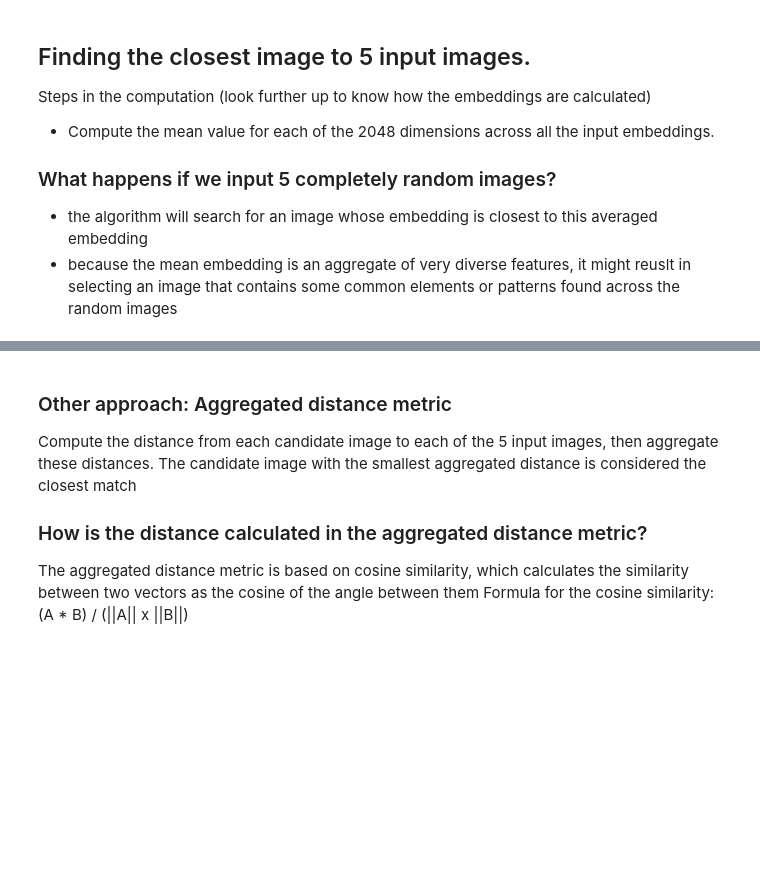
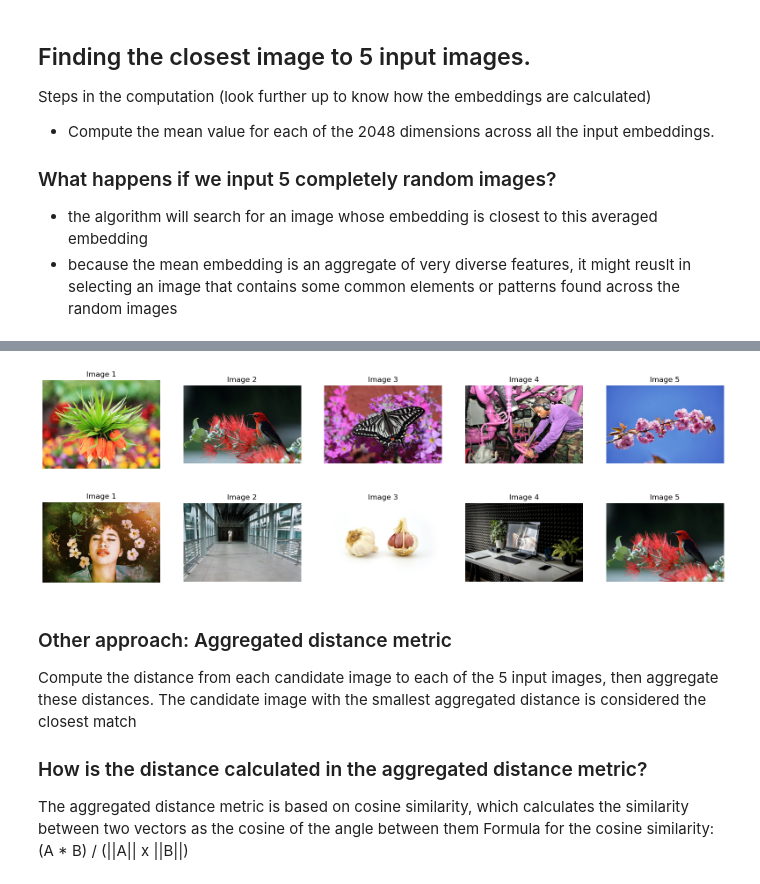
Before and after one commit to lucasthierry17/FindPicture, a Jupyter notebook: embedding_resnet_final.ipynb, the cells around one changed output, grey strips where cells are left out. Saved outputs shown, nothing was run; the diff lists cells and outputs as text; code cells hidden in the pictures; blank space fills up the shorter version.

```diff
--- a/embedding_resnet_final.ipynb
+++ b/embedding_resnet_final.ipynb
@@ -236,3 +266,7 @@ else:
+# %%
+embeddings_path = 'embeddings_all.pkl'
+with open(embeddings_path, 'rb') as f:
+    embeddings = pickle.load(f)
 # %%
 def display_images(input_image_path, similar_images):
     """
@@ -357,0 +393,73 @@ TypeError: unsupported operand type(s) for +: 'NoneType' and 'NoneType'
+# %%
+
+def average_embeddings(input_image_paths, model):
+    embeddings = [extract_embedding(img_path, model) for img_path in input_image_paths]
+    mean_embedding = np.mean(embeddings, axis=0)
+    return mean_embedding
+
+def find_similar_images_to_group(input_img_paths, model, embeddings, image_paths, top_n=5):
+    """
+    This function finds images in the database that are most similar to the summarized input images
+    based on embeddings.
+
+    Input:
+    - input_img_paths: A list of file paths of the input images.
+    - model: The model used to extract embeddings.
+    - embeddings: A NumPy array containing the embeddings of all images in the database.
+    - image_paths: A list of paths to the images corresponding to the embeddings.
+    - top_n: Number of top similar images to select based on embeddings (default is 5).
+
+    Output:
+    - A list of tuples where each tuple contains an image path and the corresponding similarity score.
+      The list is ordered by similarity, with the most similar image first.
+    """
+    # Step 1: Extract embeddings for all input images and calculate the summarized embedding
+    input_embeddings = []
+
+    for img_path in input_img_paths:
+        embedding = extract_embedding(img_path, model)  # Assuming `extract_embedding` is a function in your environment
+        if embedding is not None:
+            input_embeddings.append(embedding)
+        else:
+            print(f"Failed to extract embedding for input image: {img_path}")
+
+    if not input_embeddings:
+        print("No valid embeddings found for the input images.")
+        return []
+
+    # Step 2: Calculate the summarized embedding by averaging the embeddings
+    summarized_embedding = np.mean(input_embeddings, axis=0)
+
+    # Step 3: Use the summarized embedding to find the top N closest images
+    nbrs_embeddings = NearestNeighbors(n_neighbors=len(embeddings), algorithm='auto', metric='euclidean').fit(embeddings)
+    distances_embeddings, indices_embeddings = nbrs_embeddings.kneighbors([summarized_embedding])
+
+    # Normalize embedding distances globally
+    min_embedding_distance = np.min(distances_embeddings)
+    max_embedding_distance = np.max(distances_embeddings)
+    normalized_embedding_distances = (distances_embeddings - min_embedding_distance) / (max_embedding_distance - min_embedding_distance)
+
+    # Retrieve the top N similar images based on normalized embedding distances
+    similar_images = [(image_paths[indices_embeddings[0][i]], normalized_embedding_distances[0][i]) for i in range(top_n)]
+
+    return similar_images
+
+# Example usage
+input_image_paths = [
+    "images/0803.png",
+    "images/0853.png",
+    "images/0882.png",
+    "images/0888.png",
+    "images/0898.png"
+]
+
+
+top_5_paths_from_5_images = []
+similar_images = find_similar_images_to_group(input_image_paths, model, embeddings, database_image_paths)
+for img_path, similarity in similar_images:
+    print(f"Image: {img_path}, Similarity: {similarity}")
+    top_5_paths_from_5_images.append(img_path)
+
+display_images_from_paths(input_image_paths)
+display_images_from_paths(top_5_paths_from_5_images)
+# %% [output]
@@ -358,3 +476,5 @@ TypeError: unsupported operand type(s) for +: 'NoneType' and 'NoneType'
+[figure, added]
+[figure, added]
 # %% [markdown]
 ### Other approach: Aggregated distance metric
 
```
Also changed, not shown: parts of 10 cells of this notebook.
